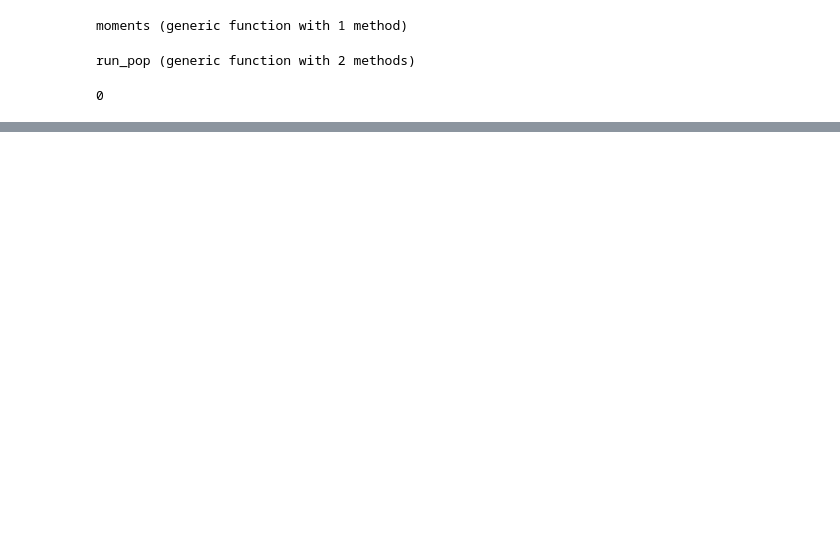
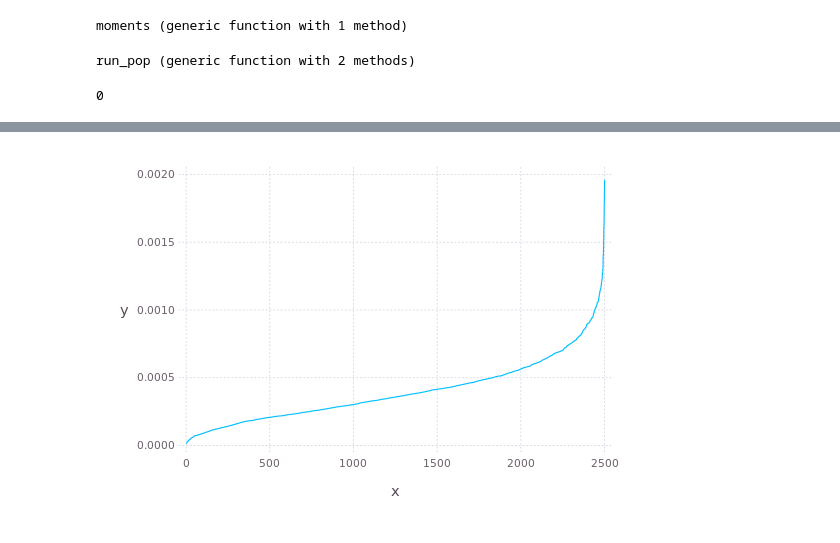
Before and after one commit to diogro/evomod_julia, a Jupyter notebook: evomod_prototype_notebook.ipynb, the cells around one changed output, grey strips where cells are left out. Cells and saved outputs as stored; diff of their text form; code cells hidden in the pictures; blank space fills up the shorter version.

```diff
--- a/evomod_prototype_notebook.ipynb
+++ b/evomod_prototype_notebook.ipynb
@@ -319,0 +323,4 @@ pop_moments["pop"].surface
+# %%
+plot(x = collect(1:pop.n), y = sort(pop.fitness), Geom.line)
+# %% [output]
+[figure, added]
```
Also changed, not shown: parts of 15 cells of this notebook.
